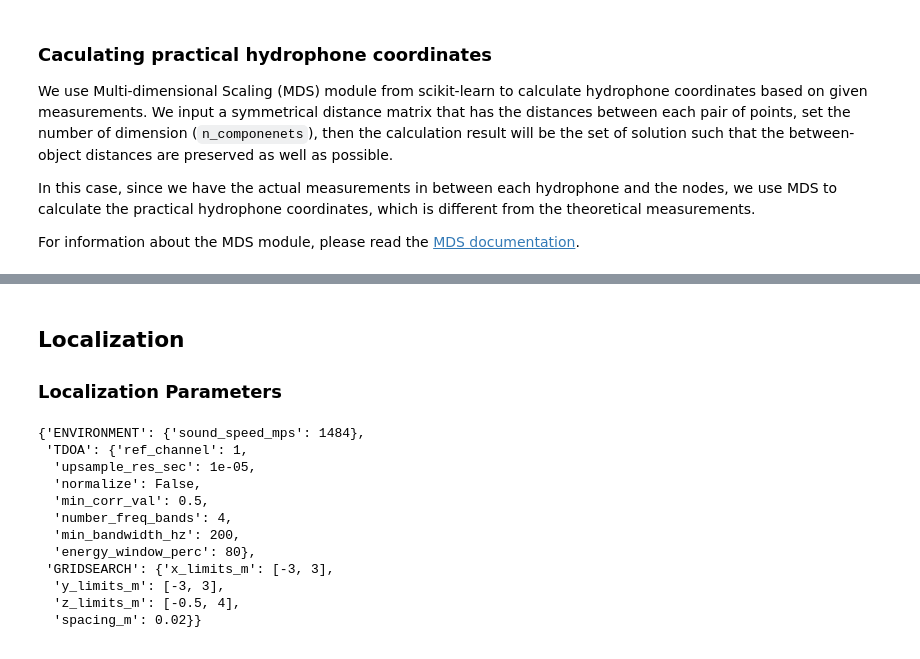
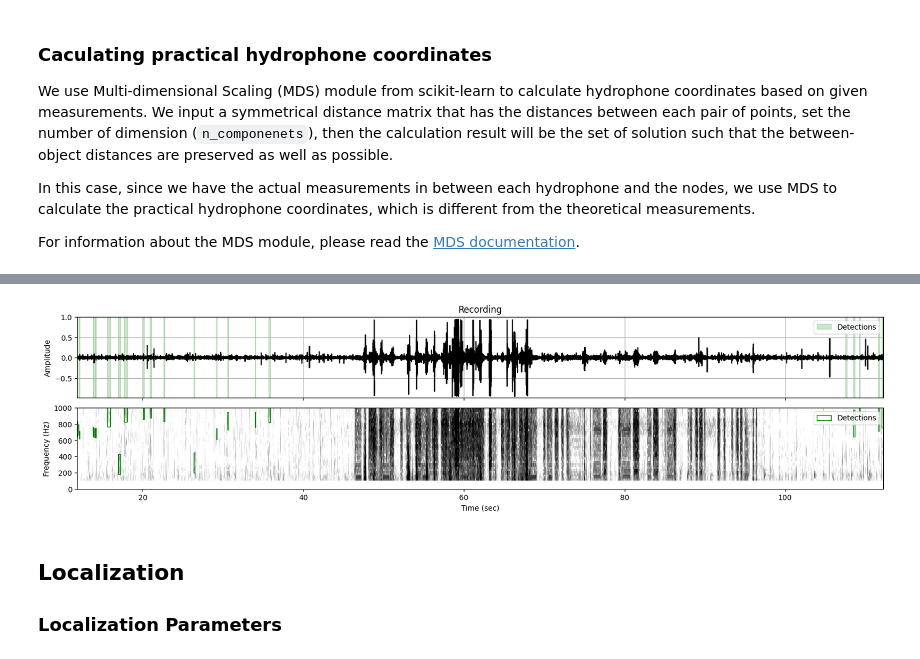
Before and after one commit to jasmnyeh/LIRS-XAV-array, a Jupyter notebook: lizard-island/lizardisland.ipynb, the cells around one changed output, grey strips where cells are left out. Cells and saved outputs as stored; diff of their text form; code cells hidden in the pictures.

Commit message:
fix localization process + added batch processing script

```diff
--- a/lizard-island/lizardisland.ipynb
+++ b/lizard-island/lizardisland.ipynb
@@ -56,0 +79,7 @@ hydrophones_config
+# %%
+# Define config files
+detection_config_file = r'./config/detection_config_LIRS-ROV.yaml'
+
+# load configuration parameters
+detection_config = ecosound.core.tools.read_yaml(detection_config_file)
+detection_config
@@ -304,0 +374,6 @@ B  40.73   0.00  38.63  49.79  53.14  53.39
+# %%
+# update the hydrophone labels in the config files to the calculated coordinates from MDS
+hydrophones_config['x'] = coordinates[2:6, 0]
+hydrophones_config['y'] = coordinates[2:6, 1]
+hydrophones_config['z'] = coordinates[2:6, 2]
+hydrophones_config
@@ -304,0 +389,7 @@ B  40.73   0.00  38.63  49.79  53.14  53.39
+# %%
+# Define file to process
+infile = r'./data/5147.231123234849.wav'
+
+# Look up data files for all channels
+audio_files = tools.find_audio_files(infile, hydrophones_config)
+audio_files
@@ -304,0 +405,12 @@ B  40.73   0.00  38.63  49.79  53.14  53.39
+# %%
+from ecosound.core.annotation import Annotation
+# load raven detections
+raven_detections_file = r'./data/5147.231123234849.Table.1.selections_clean.txt'
+detections = Annotation()
+detections.from_raven(raven_detections_file, class_header=None, verbose=True)
+detections.data["audio_channel"] -= 1 # convert to 0-indexed
+
+# insert deployment metadata
+detections.insert_metadata(deployment_info_file, channel=detection_config['AUDIO']['channel'])
+
+detections.data
@@ -305,20 +461,18 @@ B  40.73   0.00  38.63  49.79  53.14  53.39
+# %%
+# plot detections
+graph_detec = tools.plot_single_channel(audio_files['path'][detection_config['AUDIO']['channel']],
+                                  detection_config['SPECTROGRAM']['frame_sec'],
+                                  detection_config['SPECTROGRAM']['window_type'],
+                                  detection_config['SPECTROGRAM']['nfft_sec'],
+                                  detection_config['SPECTROGRAM']['step_sec'],
+                                  detection_config['SPECTROGRAM']['fmin_hz'],
+                                  detection_config['SPECTROGRAM']['fmax_hz'],
+                                  detections=detections,
+                                  verbose=False)
+fig_graph_detec, ax_graph_detec = graph_detec.show(display=False)
+fig_graph_detec
+# %% [output]
+[figure, added]
 # %% [markdown]
 ## Localization
 ### Localization Parameters
-# %%
-localization_config_file = r'./config/localization_config_LIRS-ROV.yaml'
-localization_config = ecosound.core.tools.read_yaml(localization_config_file)
-localization_config
-# %% [output]
-{'ENVIRONMENT': {'sound_speed_mps': 1484},
- 'TDOA': {'ref_channel': 1,
-  'upsample_res_sec': 1e-05,
-  'normalize': False,
-  'min_corr_val': 0.5,
-  'number_freq_bands': 4,
-  'min_bandwidth_hz': 200,
-  'energy_window_perc': 80},
- 'GRIDSEARCH': {'x_limits_m': [-3, 3],
-  'y_limits_m': [-3, 3],
-  'z_limits_m': [-0.5, 4],
-  'spacing_m': 0.02}}
```
Also changed, not shown: parts of 35 cells of this notebook, 7 other files.
